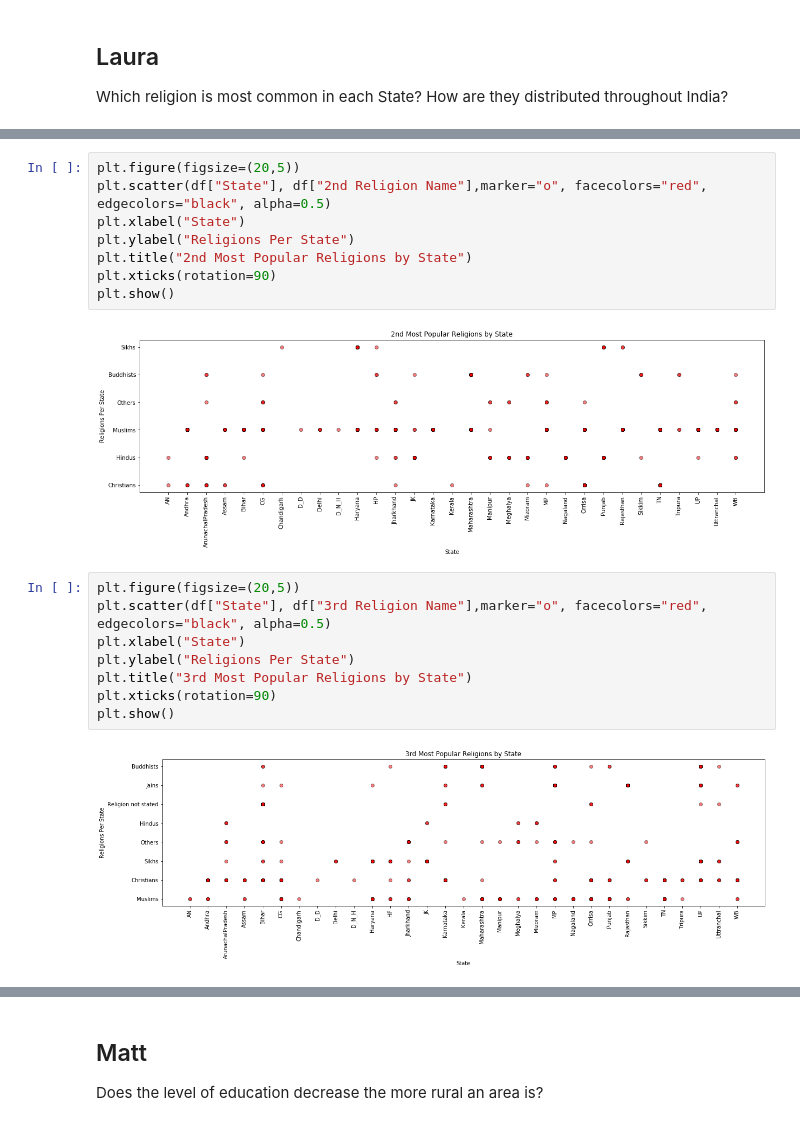
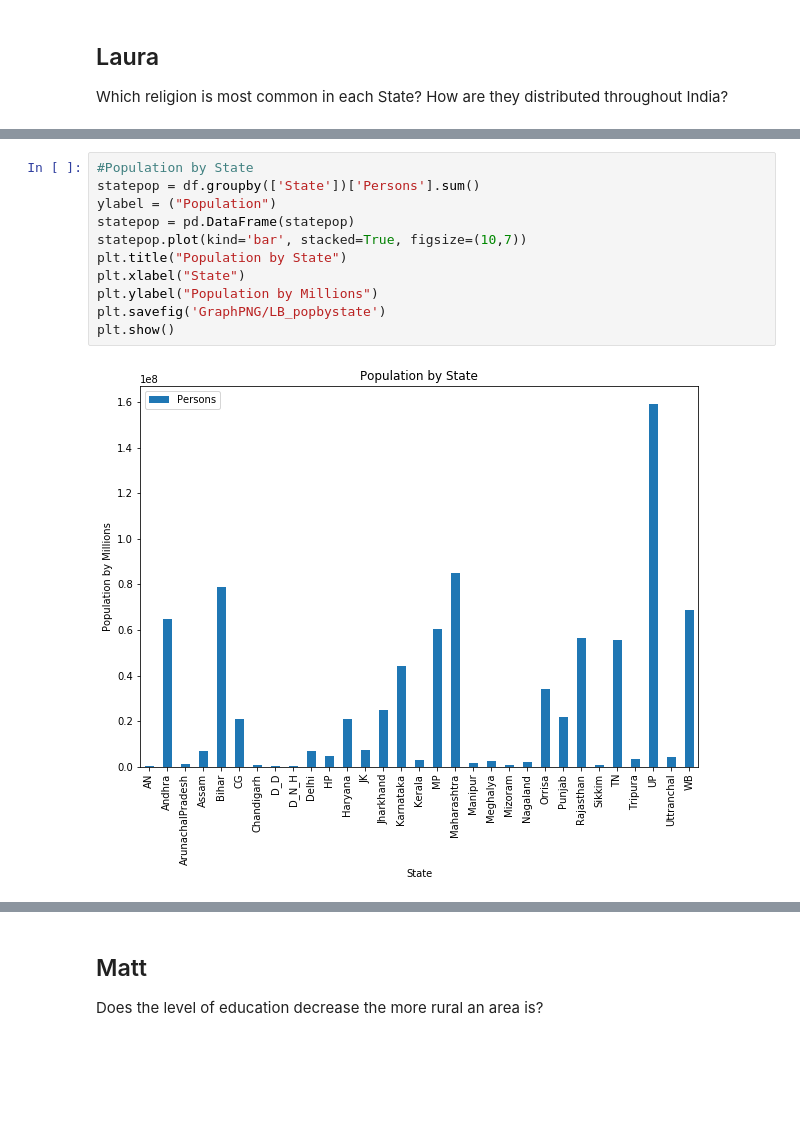
Before and after one commit to bpdamore/ProjectOne, a Jupyter notebook: main_analysis.ipynb, the cells around one changed output, grey strips where cells are left out. Cells and saved outputs as stored; diff of their text form; blank space fills up the shorter version.

```diff
--- a/main_analysis.ipynb
+++ b/main_analysis.ipynb
@@ -198,20 +187,13 @@ plt.show()
-# %%
-plt.figure(figsize=(20,5))
-plt.scatter(df["State"], df["2nd Religion Name"],marker="o", facecolors="red", edgecolors="black", alpha=0.5)
-plt.xlabel("State")
-plt.ylabel("Religions Per State")
-plt.title("2nd Most Popular Religions by State")
-plt.xticks(rotation=90)
-plt.show()
-# %% [output]
-[figure, removed]
-# %%
-plt.figure(figsize=(20,5))
-plt.scatter(df["State"], df["3rd Religion Name"],marker="o", facecolors="red", edgecolors="black", alpha=0.5)
-plt.xlabel("State")
-plt.ylabel("Religions Per State")
-plt.title("3rd Most Popular Religions by State")
-plt.xticks(rotation=90)
-plt.show()
-# %% [output]
-[figure, removed]
+# %%
+#Population by State
+statepop = df.groupby(['State'])['Persons'].sum()
+ylabel = ("Population")
+statepop = pd.DataFrame(statepop)
+statepop.plot(kind='bar', stacked=True, figsize=(10,7))
+plt.title("Population by State")
+plt.xlabel("State")
+plt.ylabel("Population by Millions")
+plt.savefig('GraphPNG/LB_popbystate')
+plt.show()
+# %% [output]
+[figure, added]
```
Also changed, not shown: parts of 20 cells of this notebook, 18 other files.
